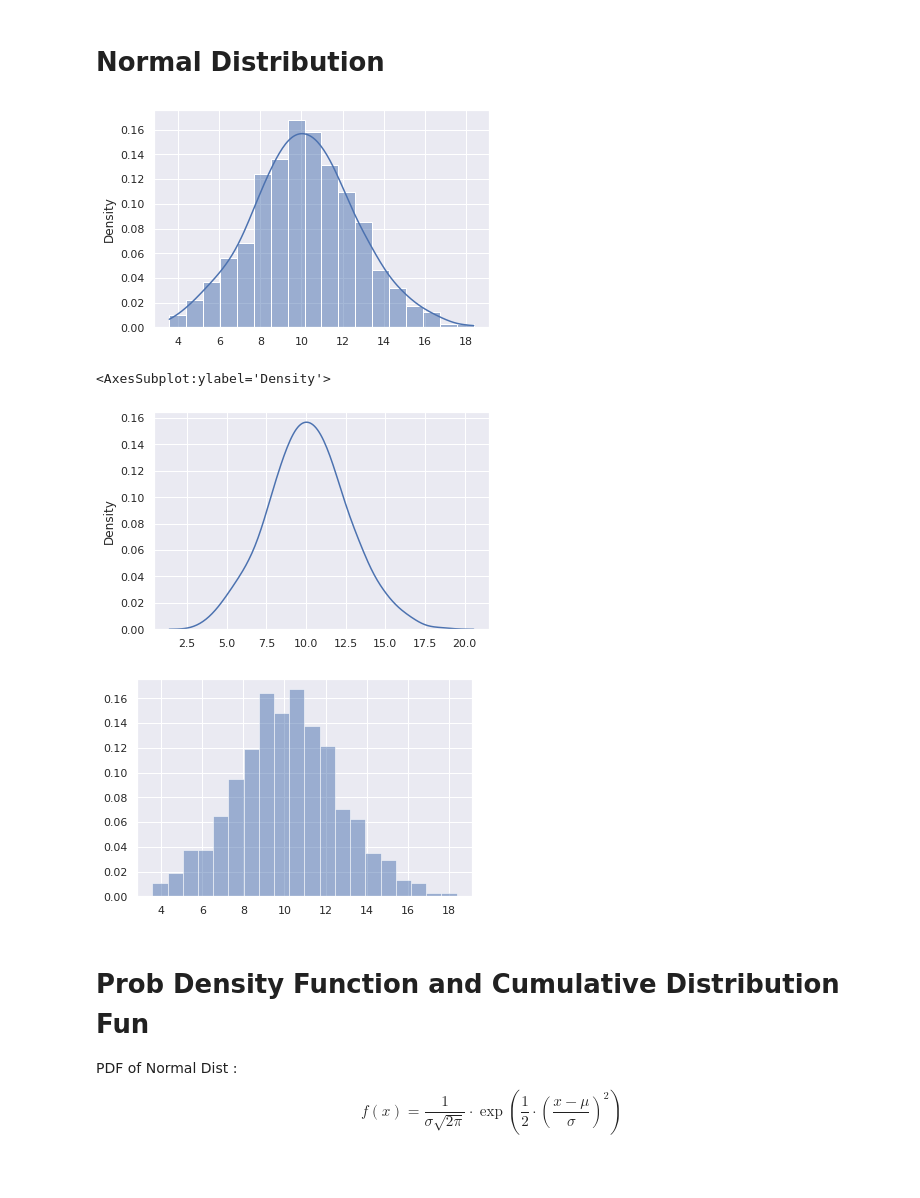
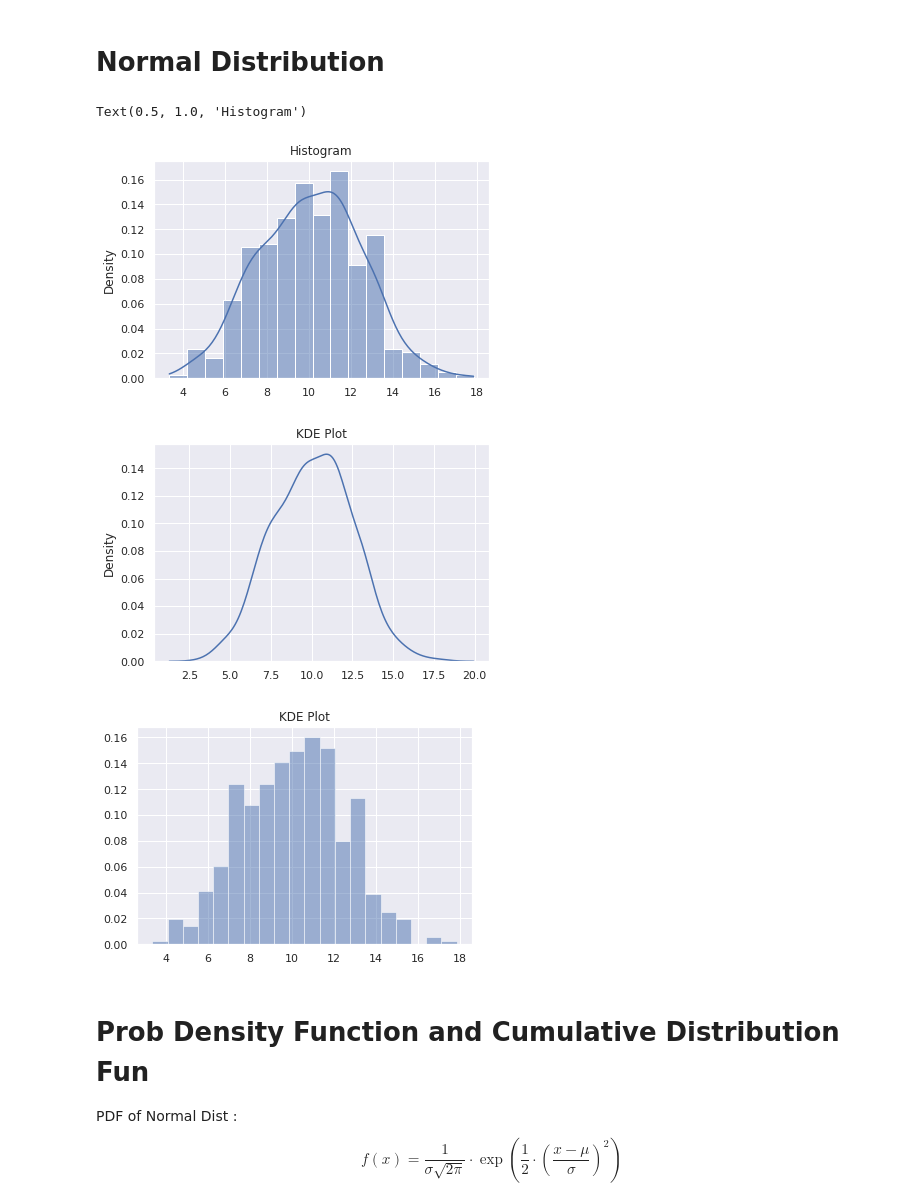
Before and after one commit to bhavinmoriya/Miscellaneous, a Jupyter notebook: basics-of-statistics.ipynb, the cells around one changed output. Cells and saved outputs as stored; diff of their text form; code cells hidden in the pictures; blank space fills up the shorter version.

```diff
--- a/basics-of-statistics.ipynb
+++ b/basics-of-statistics.ipynb
@@ -27,19 +27,22 @@ for dirname, _, filenames in os.walk('/kaggle/input'):
 # %%
 x = norm.rvs(10.0, 2.5, size=500)
 # Fit a normal distribution to the data:
 mu, std = norm.fit(x)
 sns.histplot(x, kde=True, stat='density');
+plt.title('Histogram')
 # %% [output]
+Text(0.5, 1.0, 'Histogram')
-[figure, old version]
+[figure, new version]
 # %%
 sns.kdeplot(x)
+plt.title('KDE Plot');
 # %% [output]
-<AxesSubplot:ylabel='Density'>
-[figure, old version]
+[figure, new version]
 # %%
 plt.hist(x, density=True, alpha=.5, bins=20);
+plt.title('KDE Plot');
 # %% [output]
-[figure, old version]
+[figure, new version]
 # %% [markdown]
 # Prob Density Function and Cumulative Distribution Fun
 
```
Also changed, not shown: parts of 19 cells of this notebook.
